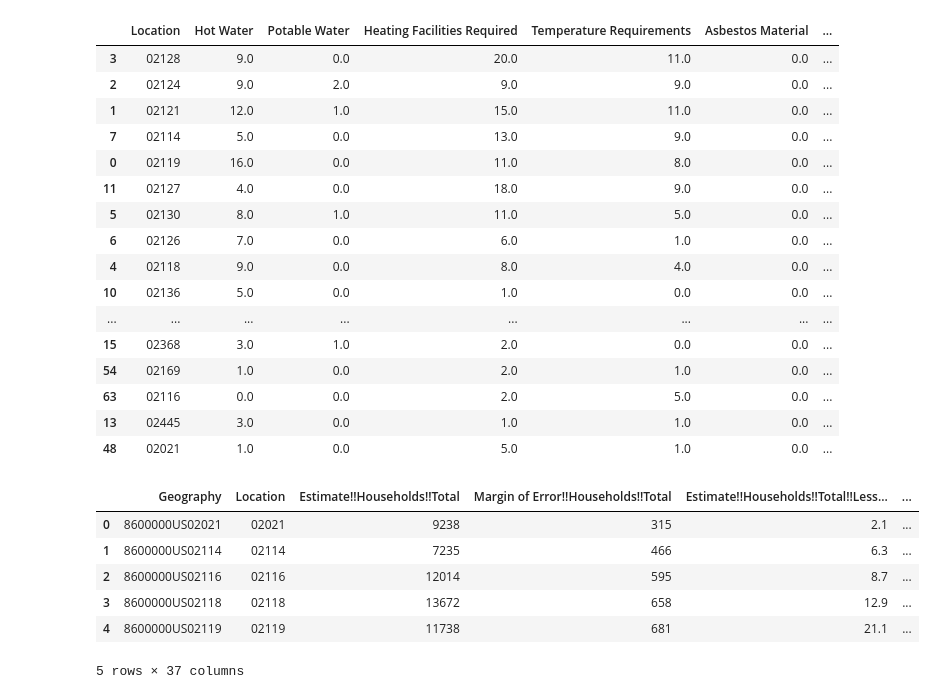
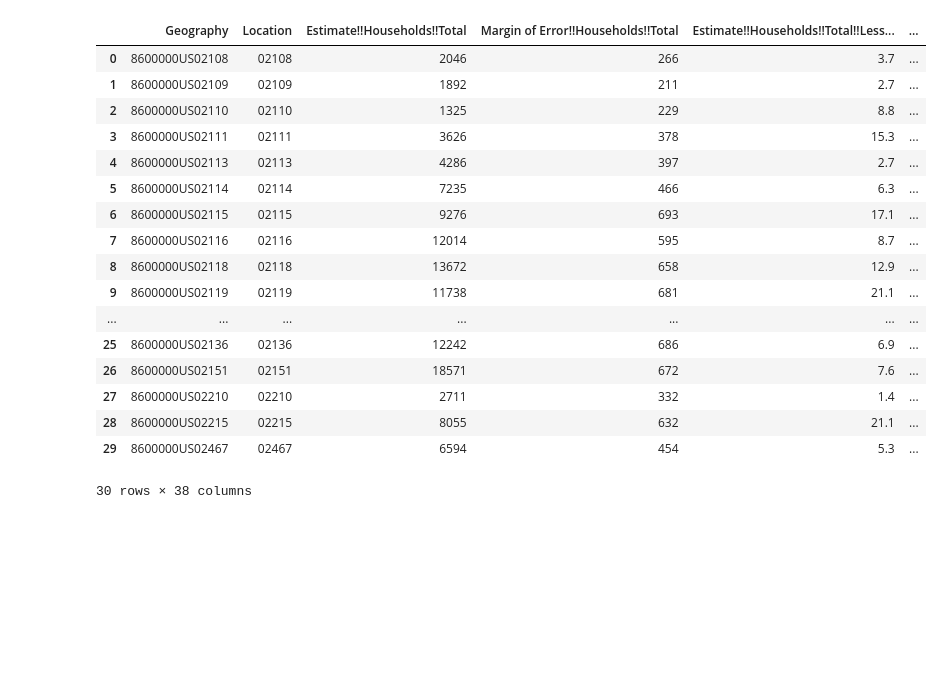
Before and after one commit to BU-Spark/ds-councilor-breadon-bad-landlords2, a Jupyter notebook: spring23-team-3/analysis/income_demographics.ipynb, the cells around one changed output. Cells and saved outputs as stored; diff of their text form; code cells hidden in the pictures; blank space fills up the shorter version.

```diff
--- a/spring23-team-3/analysis/income_demographics.ipynb
+++ b/spring23-team-3/analysis/income_demographics.ipynb
@@ -29,37 +50,26 @@ income_df.head()
-# %%
-# Select top 20 zip codes (since that is what we're using for the census data)
-zip_df = zip_df.sort_values('Total', ascending=False)
-top_zip_df = zip_df.nlargest(20, 'Total')
-top_zip_df.head(20)
-# %% [output]
-|  | Location | Hot Water | Potable Water | Heating Facilities Required | Temperature Requirements | Asbestos Material | ... |
-| 3 | 02128 | 9.0 | 0.0 | 20.0 | 11.0 | 0.0 | ... |
-| 2 | 02124 | 9.0 | 2.0 | 9.0 | 9.0 | 0.0 | ... |
-| 1 | 02121 | 12.0 | 1.0 | 15.0 | 11.0 | 0.0 | ... |
-| 7 | 02114 | 5.0 | 0.0 | 13.0 | 9.0 | 0.0 | ... |
-| 0 | 02119 | 16.0 | 0.0 | 11.0 | 8.0 | 0.0 | ... |
-| 11 | 02127 | 4.0 | 0.0 | 18.0 | 9.0 | 0.0 | ... |
-| 5 | 02130 | 8.0 | 1.0 | 11.0 | 5.0 | 0.0 | ... |
-| 6 | 02126 | 7.0 | 0.0 | 6.0 | 1.0 | 0.0 | ... |
-| 4 | 02118 | 9.0 | 0.0 | 8.0 | 4.0 | 0.0 | ... |
-| 10 | 02136 | 5.0 | 0.0 | 1.0 | 0.0 | 0.0 | ... |
-| ... | ... | ... | ... | ... | ... | ... | ... |
-| 15 | 02368 | 3.0 | 1.0 | 2.0 | 0.0 | 0.0 | ... |
-| 54 | 02169 | 1.0 | 0.0 | 2.0 | 1.0 | 0.0 | ... |
-| 63 | 02116 | 0.0 | 0.0 | 2.0 | 5.0 | 0.0 | ... |
-| 13 | 02445 | 3.0 | 0.0 | 1.0 | 1.0 | 0.0 | ... |
-| 48 | 02021 | 1.0 | 0.0 | 5.0 | 1.0 | 0.0 | ... |
-# %%
-# Merge the data frames
-income_df.shape
-
-income_violations_zip = income_df.merge(top_zip_df)
-income_violations_zip.head()
-# %% [output]
-|  | Geography | Location | Estimate!!Households!!Total | Margin of Error!!Households!!Total | Estimate!!Households!!Total!!Less... | ... |
-| 0 | 8600000US02021 | 02021 | 9238 | 315 | 2.1 | ... |
-| 1 | 8600000US02114 | 02114 | 7235 | 466 | 6.3 | ... |
-| 2 | 8600000US02116 | 02116 | 12014 | 595 | 8.7 | ... |
-| 3 | 8600000US02118 | 02118 | 13672 | 658 | 12.9 | ... |
-| 4 | 8600000US02119 | 02119 | 11738 | 681 | 21.1 | ... |
-5 rows × 37 columns
+# %%
+# Merge the data frames
+# TODO: Fix by using normal ciolations by zip (not top 20) and merge so only ones in boston are included
+income_df.shape
+
+income_violations_zip = income_df.merge(zip_df, on = 'Location') # we only want to keep data that is in the income data? or both
+income_violations_zip.head(33)
+# %% [output]
+|  | Geography | Location | Estimate!!Households!!Total | Margin of Error!!Households!!Total | Estimate!!Households!!Total!!Less... | ... |
+| 0 | 8600000US02108 | 02108 | 2046 | 266 | 3.7 | ... |
+| 1 | 8600000US02109 | 02109 | 1892 | 211 | 2.7 | ... |
+| 2 | 8600000US02110 | 02110 | 1325 | 229 | 8.8 | ... |
+| 3 | 8600000US02111 | 02111 | 3626 | 378 | 15.3 | ... |
+| 4 | 8600000US02113 | 02113 | 4286 | 397 | 2.7 | ... |
+| 5 | 8600000US02114 | 02114 | 7235 | 466 | 6.3 | ... |
+| 6 | 8600000US02115 | 02115 | 9276 | 693 | 17.1 | ... |
+| 7 | 8600000US02116 | 02116 | 12014 | 595 | 8.7 | ... |
+| 8 | 8600000US02118 | 02118 | 13672 | 658 | 12.9 | ... |
+| 9 | 8600000US02119 | 02119 | 11738 | 681 | 21.1 | ... |
+| ... | ... | ... | ... | ... | ... | ... |
+| 25 | 8600000US02136 | 02136 | 12242 | 686 | 6.9 | ... |
+| 26 | 8600000US02151 | 02151 | 18571 | 672 | 7.6 | ... |
+| 27 | 8600000US02210 | 02210 | 2711 | 332 | 1.4 | ... |
+| 28 | 8600000US02215 | 02215 | 8055 | 632 | 21.1 | ... |
+| 29 | 8600000US02467 | 02467 | 6594 | 454 | 5.3 | ... |
+30 rows × 38 columns
```
Also changed, not shown: parts of 5 cells of this notebook, 6 other files.
